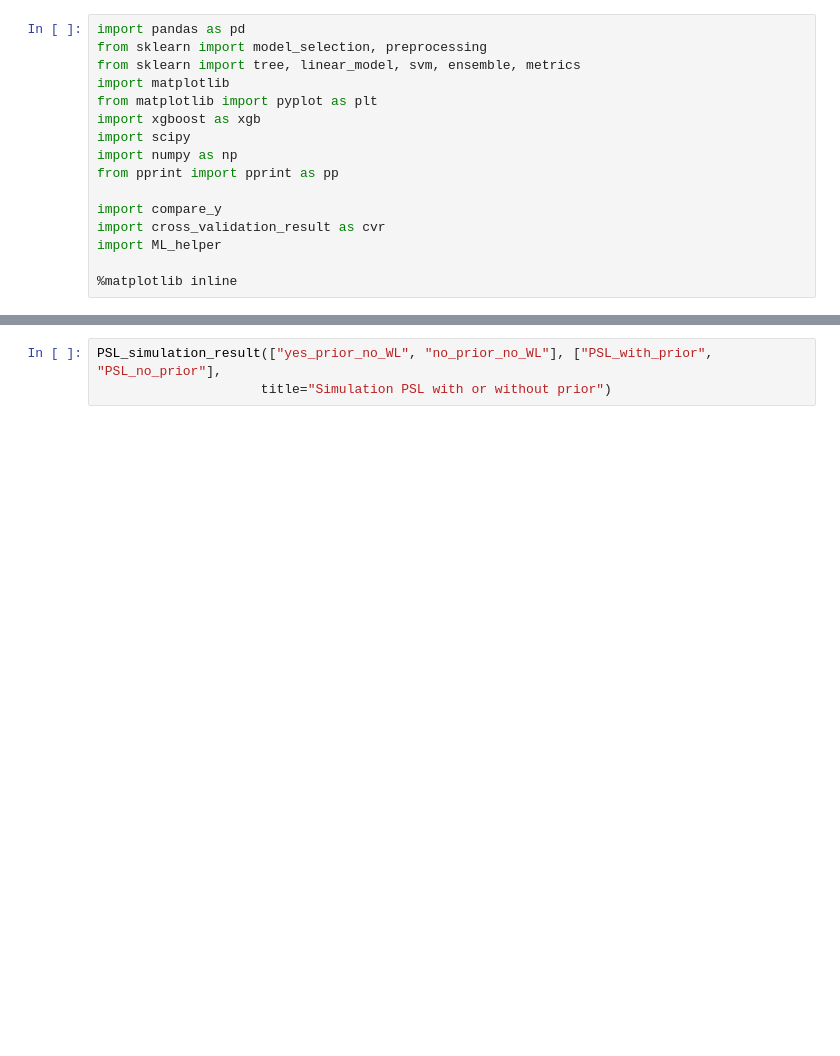
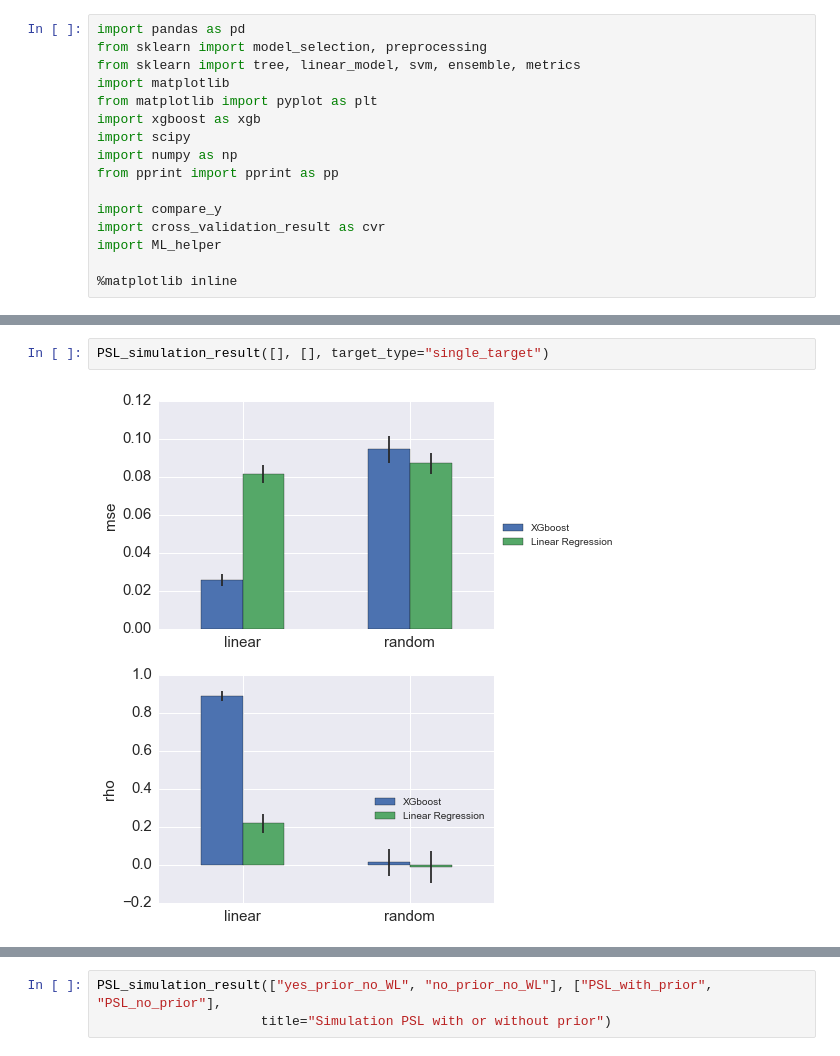
Before and after one commit to MollyZhang/drug_sensitivity_ML, a Jupyter notebook: evaluation/Simulation.ipynb, the cells around one changed output, grey strips where cells are left out. Drawn from its saved outputs; the diff is of its cells as text; blank space fills up the shorter version.

```diff
--- a/evaluation/Simulation.ipynb
+++ b/evaluation/Simulation.ipynb
@@ -58,3 +59,7 @@ def PSL_simulation_result(result_types, legends, title="Comparing simulation res
+# %%
+PSL_simulation_result([], [], target_type="single_target")
+# %% [output]
+[figure, added]
 # %%
 PSL_simulation_result([], [])
 # %% [output]
```
Also changed, not shown: parts of 2 cells of this notebook, 31 other files.
